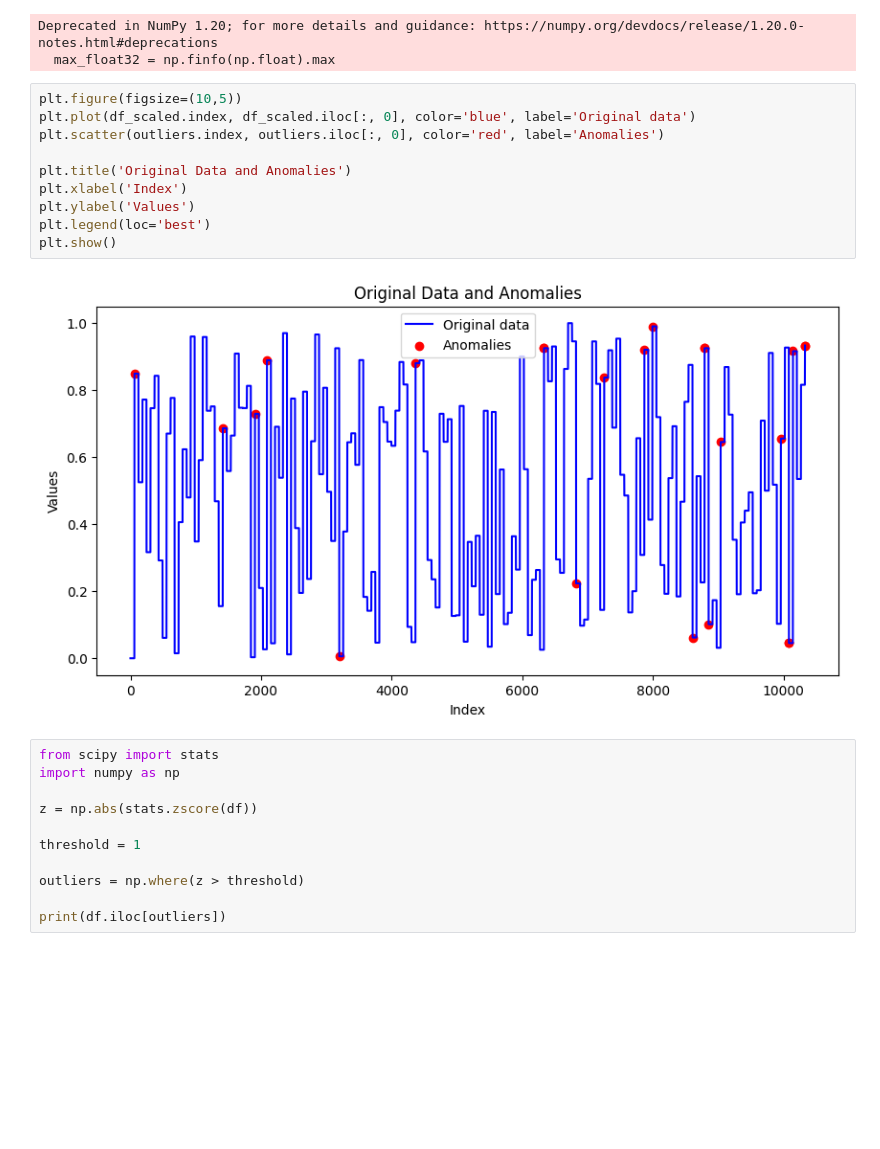
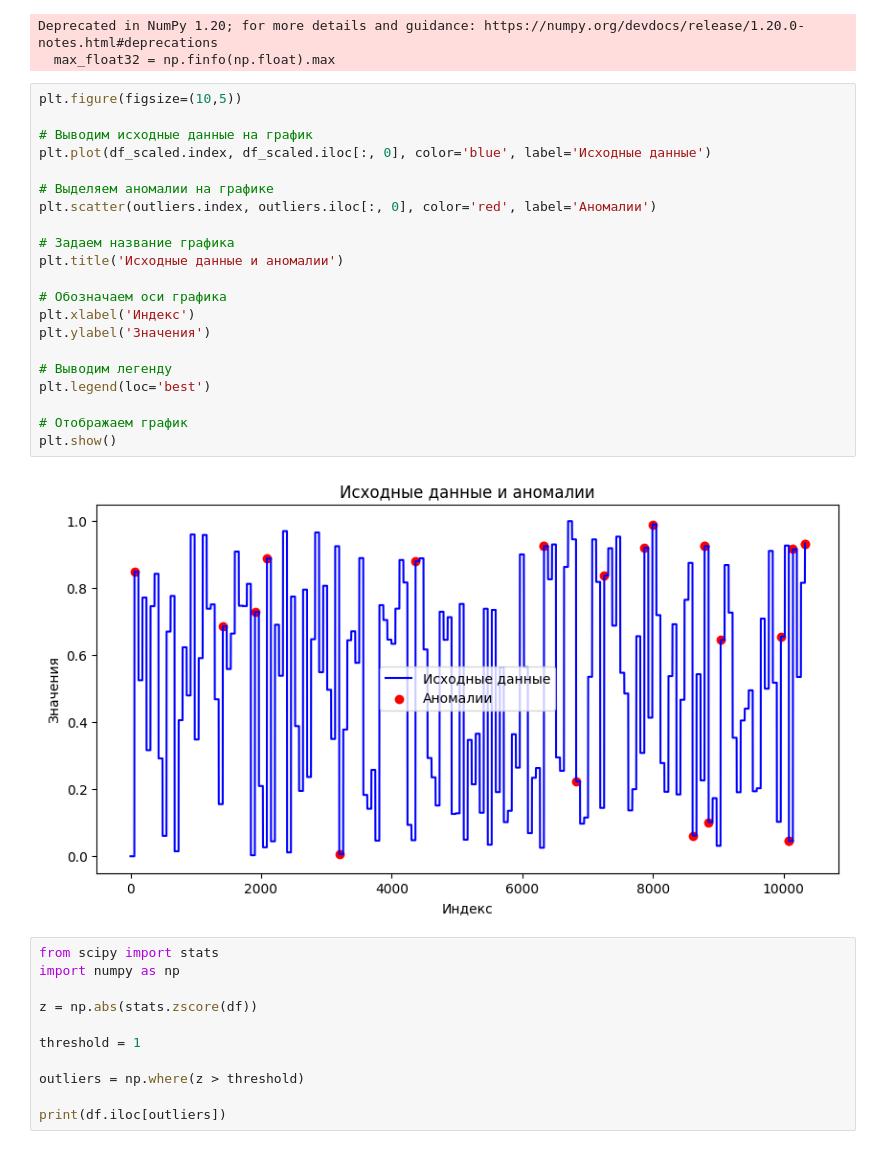
Before and after one commit to Ber-Ilya/modelica_building_energy_system, a Jupyter notebook: DBSCAN.ipynb, the cells around one changed output. Drawn from its saved outputs; the diff is of its cells as text; blank space fills up the shorter version.

```diff
--- a/DBSCAN.ipynb
+++ b/DBSCAN.ipynb
@@ -117,16 +141,27 @@ Deprecated in NumPy 1.20; for more details and guidance: https://numpy.org/devdo
   max_float32 = np.finfo(np.float).max
 # %%
 plt.figure(figsize=(10,5))
-plt.plot(df_scaled.index, df_scaled.iloc[:, 0], color='blue', label='Original data')
-plt.scatter(outliers.index, outliers.iloc[:, 0], color='red', label='Anomalies')
 
-plt.title('Original Data and Anomalies')
-plt.xlabel('Index')
-plt.ylabel('Values')
+# Выводим исходные данные на график
+plt.plot(df_scaled.index, df_scaled.iloc[:, 0], color='blue', label='Исходные данные')
+
+# Выделяем аномалии на графике
+plt.scatter(outliers.index, outliers.iloc[:, 0], color='red', label='Аномалии')
+
+# Задаем название графика
+plt.title('Исходные данные и аномалии')
+
+# Обозначаем оси графика
+plt.xlabel('Индекс')
+plt.ylabel('Значения')
+
+# Выводим легенду
 plt.legend(loc='best')
+
+# Отображаем график
 plt.show()
 # %% [output]
-[figure, old version]
+[figure, new version]
 # %%
 from scipy import stats
 import numpy as np
```
Also changed, not shown: parts of 14 cells of this notebook.
